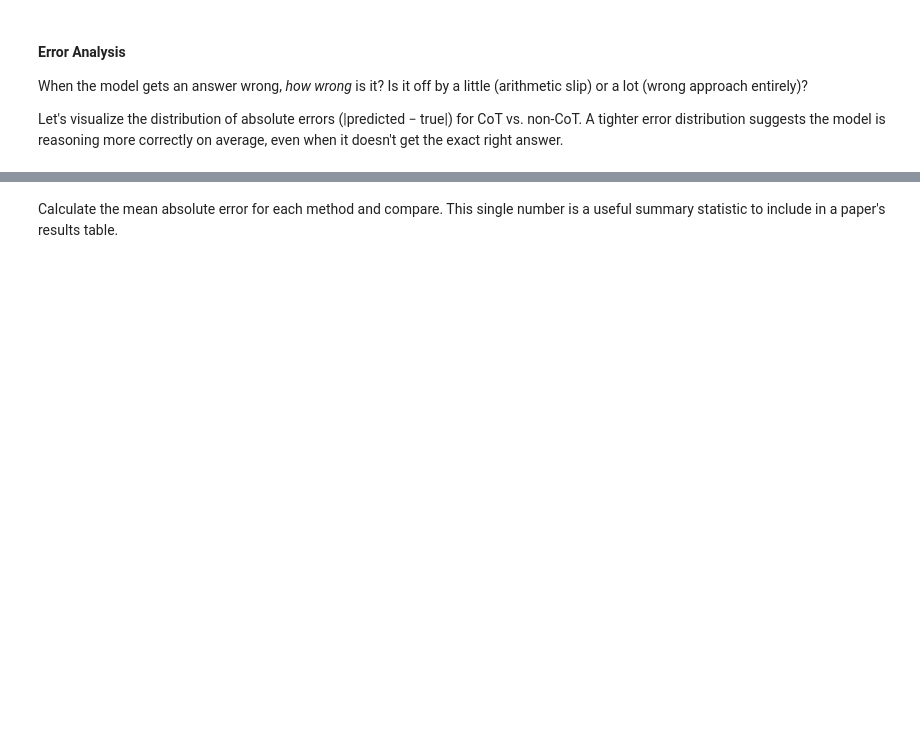
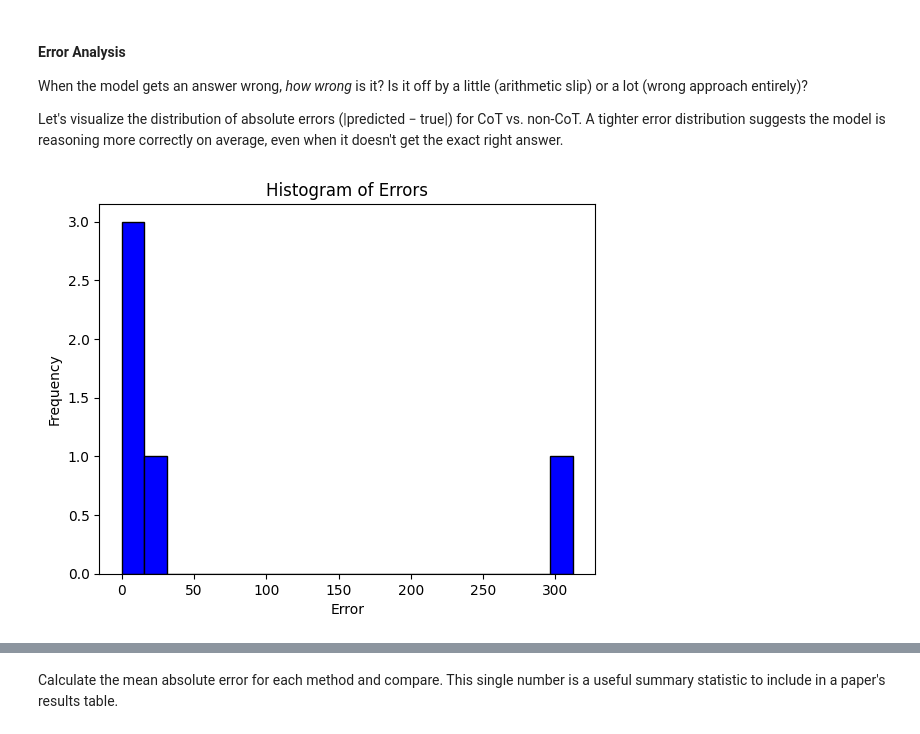
Before and after one commit to mahima110298/AI-Research, a Jupyter notebook: LLM_Intro_AI_Research.ipynb, the cells around one changed output, grey strips where cells are left out. Drawn from its saved outputs; the diff is of its cells as text; code cells hidden in the pictures; blank space fills up the shorter version.

```diff
--- a/LLM_Intro_AI_Research.ipynb
+++ b/LLM_Intro_AI_Research.ipynb
@@ -95,8 +95,8 @@ We download it from [HuggingFace Datasets](https://huggingface.co/datasets/gsm8k
 from datasets import load_dataset
 import json
 # %%
-train_dataset = load_dataset("gsm8k", "main", split="train")
-test_dataset = load_dataset("gsm8k", "main", split="test")
+train_dataset = load_dataset("openai/gsm8k", "main", split="train")
+test_dataset = load_dataset("openai/gsm8k", "main", split="test")
 
 # Creating a "debug" dataset for faster iteration
 debug_dataset = train_dataset.select(range(0, 5))  # Select the first 5 for debug set
@@ -148,7 +150,9 @@ Type of train_loader: <class 'torch.utils.data.dataloader.DataLoader'>
 
 for batch in debug_dataloader:
   question = batch['question']
+  answer = batch['answer']
   print(question)
+  print(answer)
 
 # Quick check - how would you print each answer for the above questions?
 # %% [output]
@@ -672,23 +818,25 @@ Let's visualize the distribution of absolute errors (|predicted − true|) for C
 # %%
 import matplotlib.pyplot as plt
 
 def plot_errors(results, title='Histogram of Errors', xlabel='Error', ylabel='Frequency'):
     # Extract numerical true answers and output answers
     numerical_true_answers = [result['numerical_true_answer'] for result in results if result['numerical_true_answer'] is not None]
     numerical_output_answers = [result['numerical_output_answer'] for result in results if result['numerical_output_answer'] is not None]
 
     # Calculate the errors
     errors = [abs(true - output) for true, output in zip(numerical_true_answers, numerical_output_answers)]
 
     # Create the histogram
     plt.hist(errors, bins=20, color='blue', edgecolor='black')
     plt.title(title)
     plt.xlabel(xlabel)
     plt.ylabel(ylabel)
 
     # Show the plot
     plt.show()
 
-plot_errors(cot_results, title='Histogram of Errors', xlabel='Error', ylabel='Frequency'):
+plot_errors(cot_results, title='Histogram of Errors', xlabel='Error', ylabel='Frequency')
+# %% [output]
+[figure, added]
 # %%
 plot_errors(non_cot_results, title='Histogram of Errors', xlabel='Error', ylabel='Frequency') # make sure non_cot_results is defined by running it through the inference loop
```
Also changed, not shown: parts of 20 cells of this notebook.
